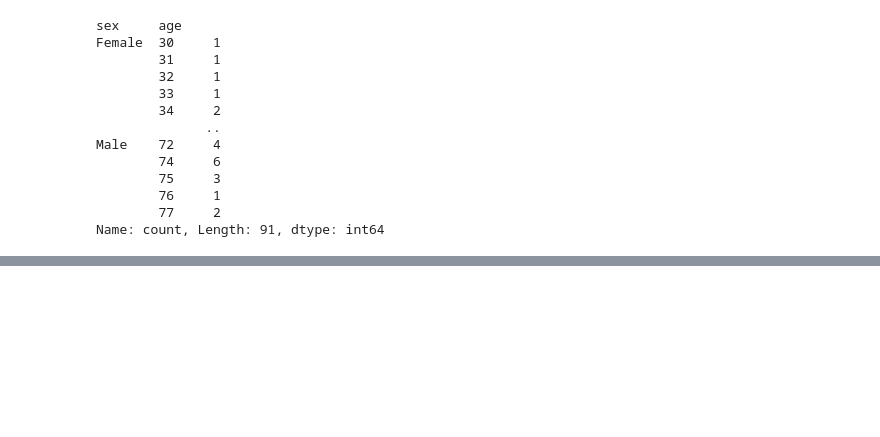
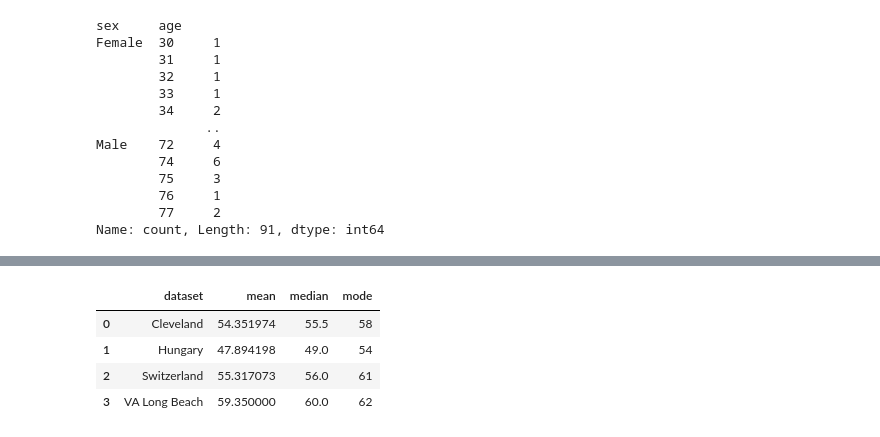
Before and after one commit to khizer9292/machine_learning, a Jupyter notebook: 00_projects/01_heart_disease_prediction/heart_disease_project.ipynb, the cells around one changed output, grey strips where cells are left out. Saved outputs shown, nothing was run; the diff lists cells and outputs as text; code cells hidden in the pictures; blank space fills up the shorter version.

```diff
--- a/00_projects/01_heart_disease_prediction/heart_disease_project.ipynb
+++ b/00_projects/01_heart_disease_prediction/heart_disease_project.ipynb
@@ -195,0 +271,10 @@ Name: count, Length: 91, dtype: int64
+# %%
+# make a plot age column grouped by dataset column by using plotly
+fig = px.histogram(df, x= 'age', color= 'dataset')
+fig.show()
+# %% [output]
+|  | dataset | mean | median | mode |
+| 0 | Cleveland | 54.351974 | 55.5 | 58 |
+| 1 | Hungary | 47.894198 | 49.0 | 54 |
+| 2 | Switzerland | 55.317073 | 56.0 | 61 |
+| 3 | VA Long Beach | 59.350000 | 60.0 | 62 |
```
Also changed, not shown: parts of 24 cells of this notebook, 2 other files.
